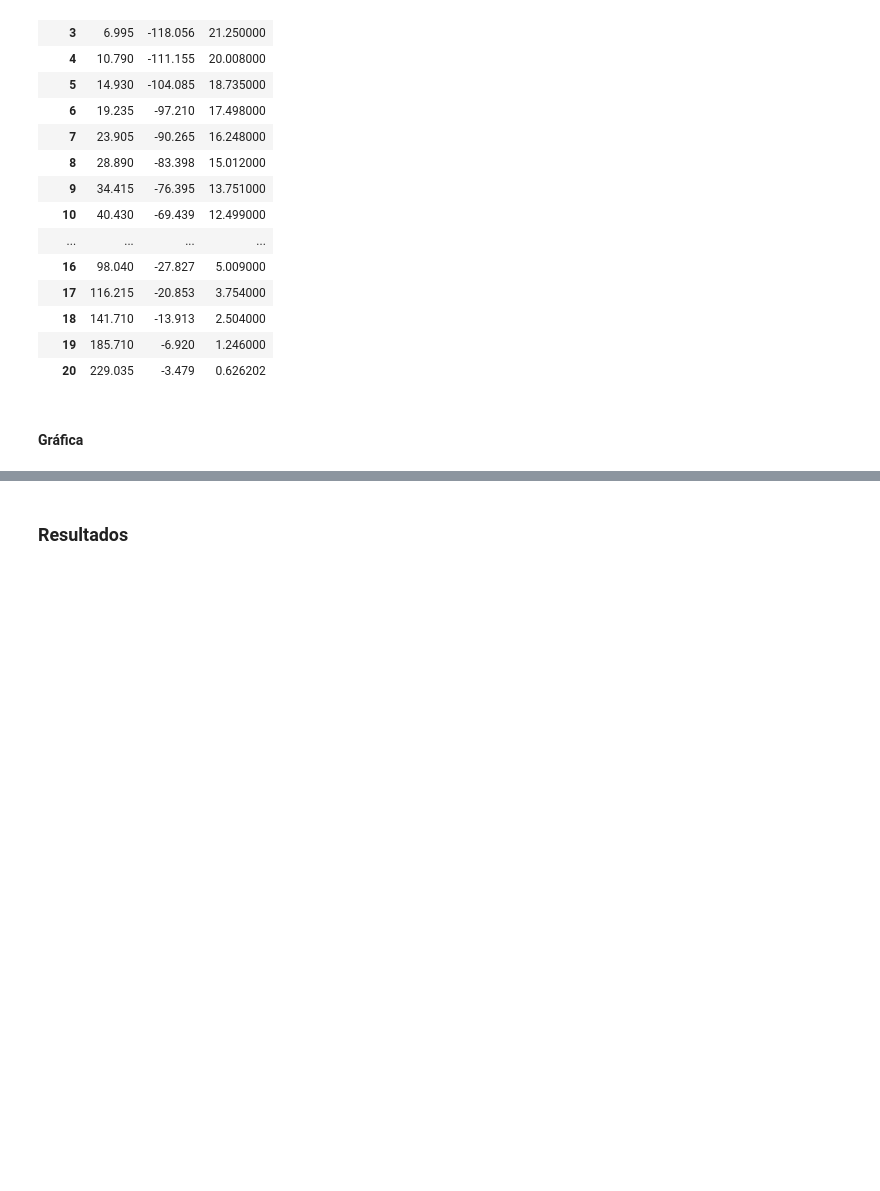
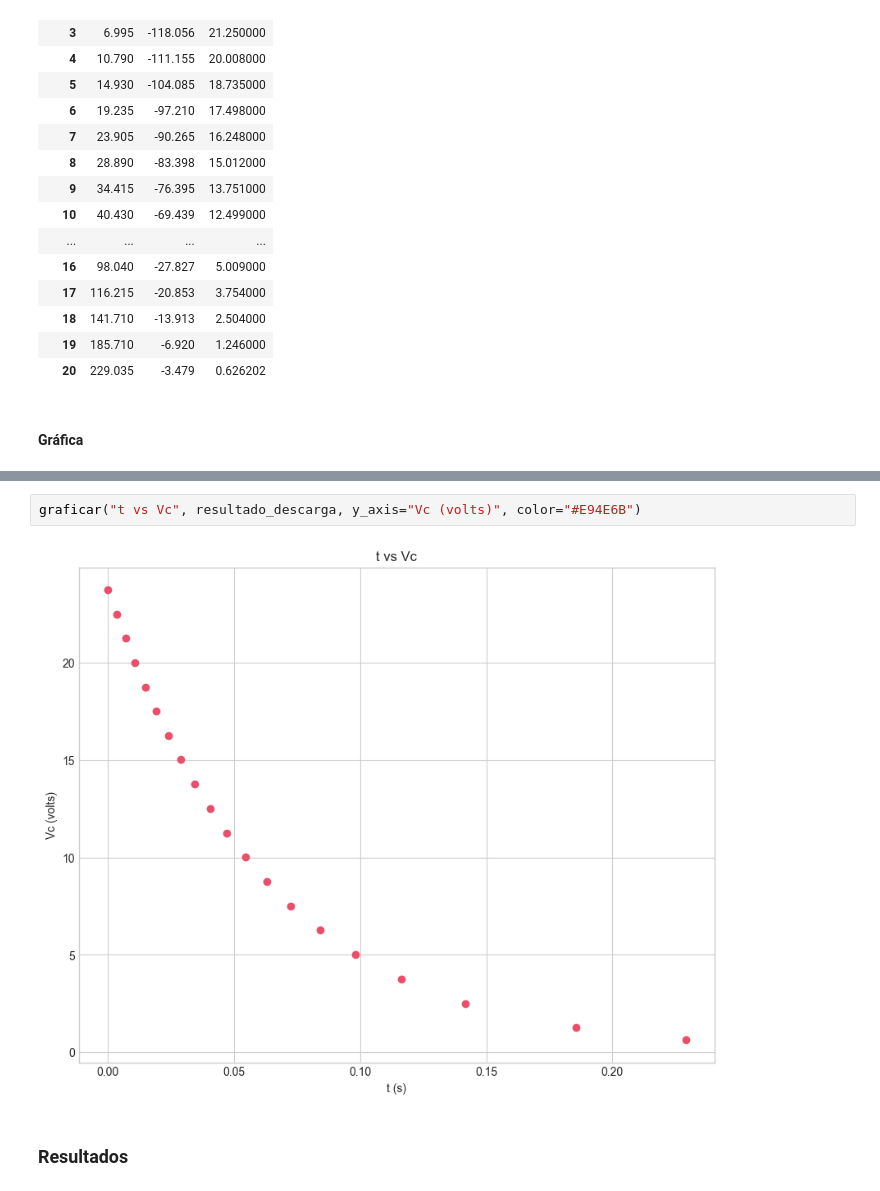
Before and after one commit to afgalvan/circuit-lab, a Jupyter notebook: circuit_lab.ipynb, the cells around one changed output, grey strips where cells are left out. Saved outputs shown, nothing was run; the diff lists cells and outputs as text; blank space fills up the shorter version.

```diff
--- a/circuit_lab.ipynb
+++ b/circuit_lab.ipynb
@@ -176,3 +176,7 @@ graficar("t vs ln(Ic / Imax)", resultado_descarga, y_label="ln(Ic / Imax)", log=
+# %%
+graficar("t vs Vc", resultado_descarga, y_axis="Vc (volts)", color="#E94E6B")
+# %% [output]
+[figure, added]
 # %% [markdown]
 ### Resultados
 # %%
```
Also changed, not shown: parts of 8 cells of this notebook, 1 other file.
